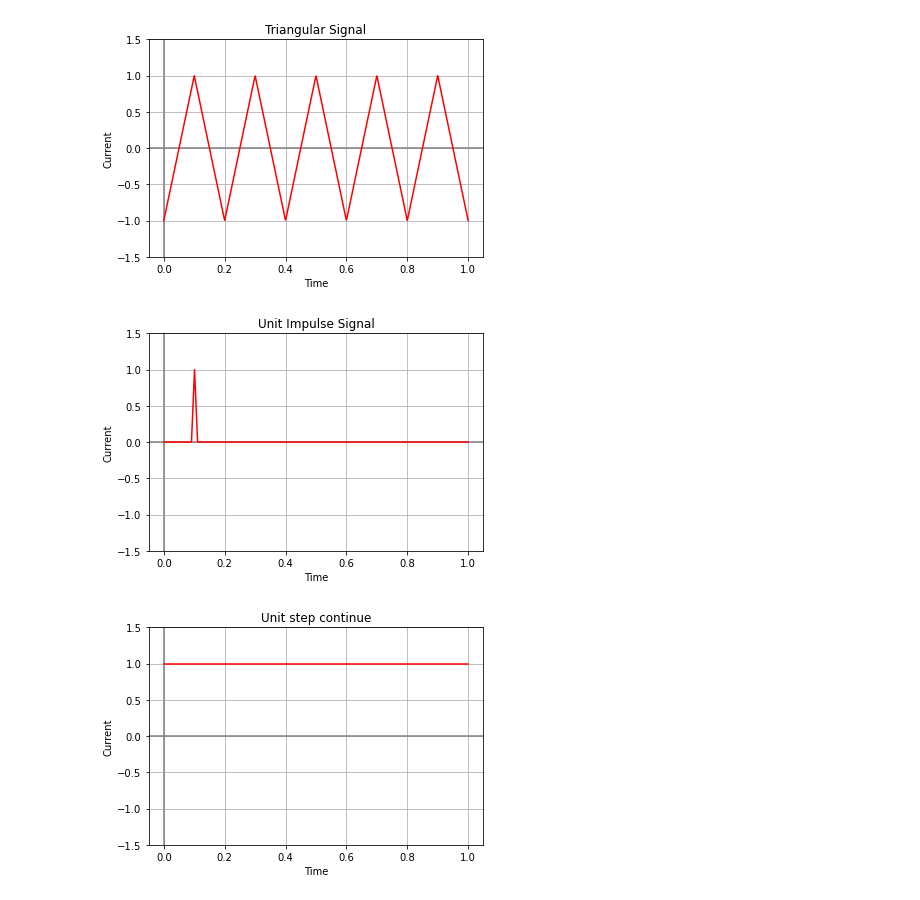
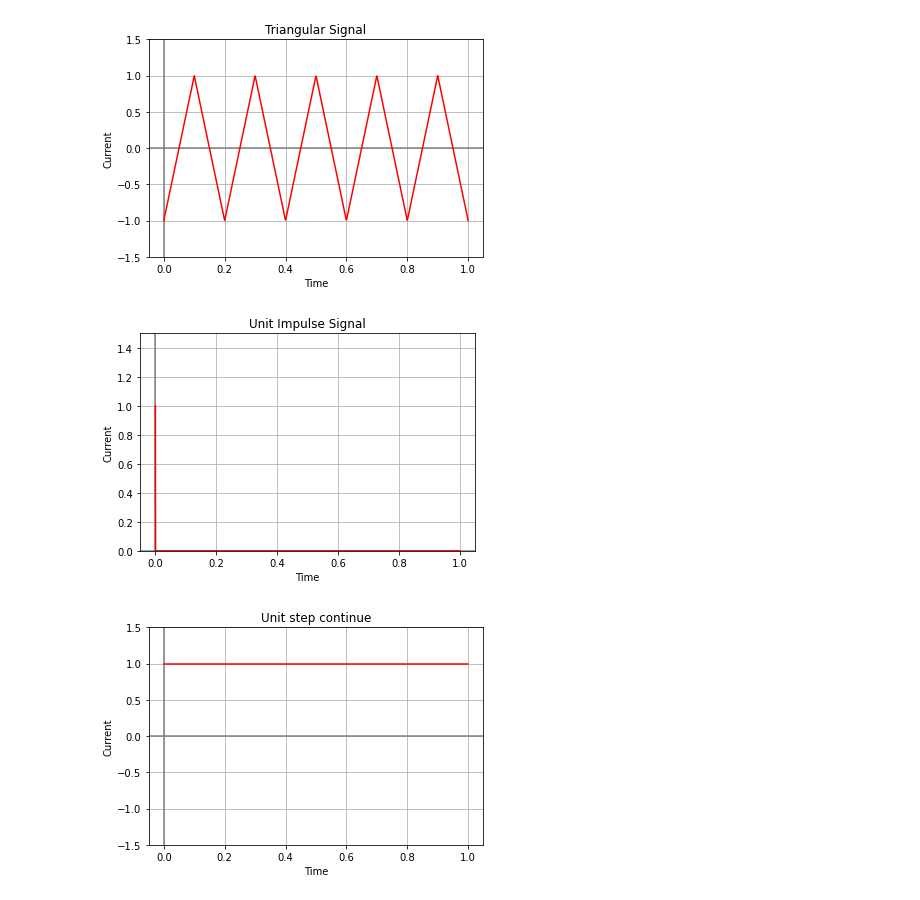
Before and after one commit to nainaiurk/Signal-Ploting, a Jupyter notebook: Signal Ploting.ipynb, the cells around one changed output. Drawn from its saved outputs; the diff is of its cells as text; code cells hidden in the pictures.

Commit message:
impulse fixed

```diff
--- a/Signal Ploting.ipynb
+++ b/Signal Ploting.ipynb
@@ -62,19 +62,19 @@ plt.show()
 [figure]
 # %%
 # Unit impulse signal
-t = np.linspace(0,1,100)
-c = signal.unit_impulse(100,10)
+t = np.linspace(0,1,2000)
+c = signal.unit_impulse(2000)
 plt.grid(True)
-plt.ylim(-1.5,1.5)
+plt.ylim(0,1.5)
 plt.axhline(y=0,color="grey")
 plt.axvline(x=0,color="grey")
 plt.title('Unit Impulse Signal')
 plt.plot(t,c,'r')
 plt.xlabel('Time')
 plt.ylabel('Current')
 plt.show()
 # %% [output]
-[figure, old version]
+[figure, new version]
 # %%
 # Unit step continue
 t = np.linspace(0,1,1000)
```
